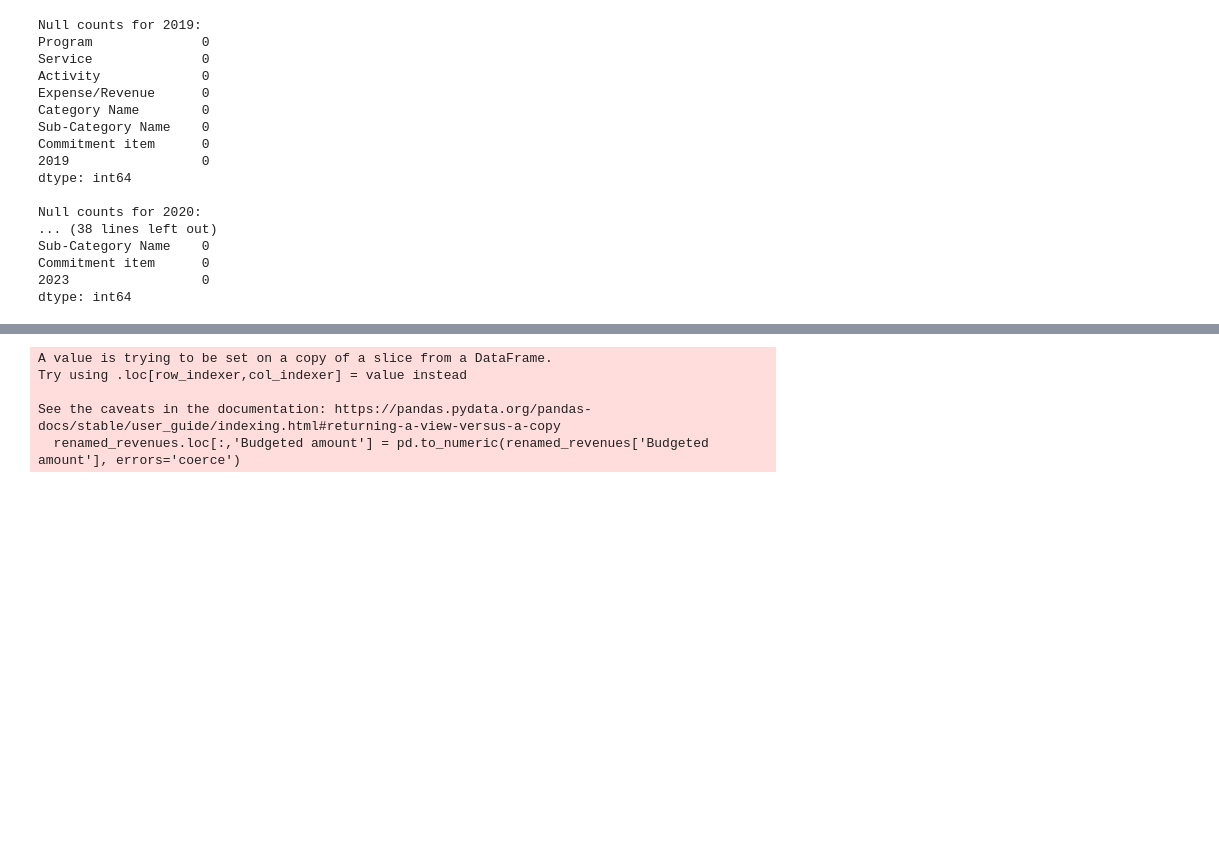
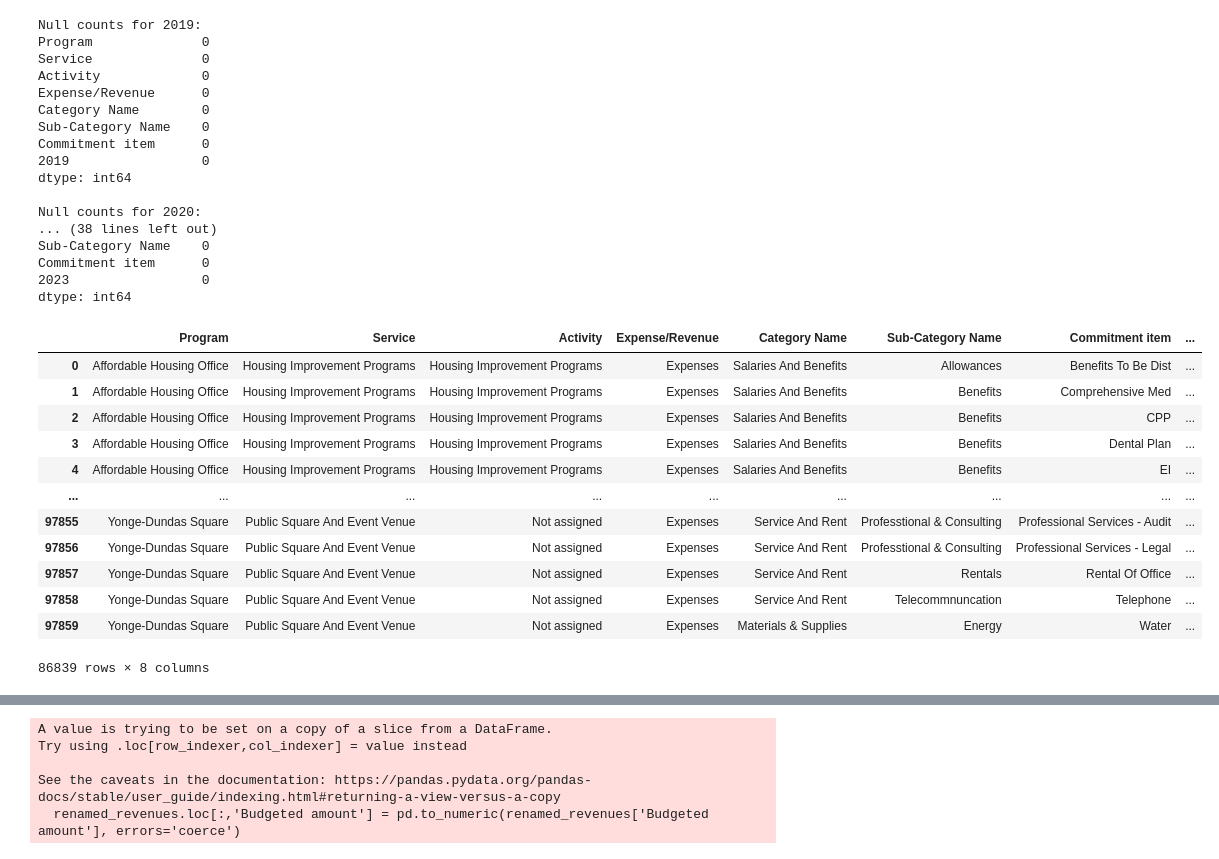
Before and after one commit to aayushgambhir2023/DA-Project-1, a Jupyter notebook: Outlier_analysis.ipynb, the cells around one changed output, grey strips where cells are left out. Cells and saved outputs as stored; diff of their text form; code cells hidden in the pictures; blank space fills up the shorter version.

```diff
--- a/Outlier_analysis.ipynb
+++ b/Outlier_analysis.ipynb
@@ -19,14 +19,16 @@ Commitment item      0
 2023                 0
 dtype: int64
 # %%
-# Renaming the last column in each dataset to 'Budgeted Amount'
+# df_list contains the names of DataFrames
+df_list = ['budget2019_df', 'budget2020_df', 'budget2021_df', 'budget2022_df', 'budget2023_df']
+
 new_df = []  # Empty list to store the renamed dataframe
 
 for i, df_name in enumerate(df_list):
     year = 2019 + i
     old_column_name = f'Budgeted amount {year}'  # Old column name
 
-    # Get the actual DataFrame using globals()
+    # Get the actual DataFrame from the list
     df = globals()[df_name].copy()
 
     # Rename the column in the copy of the DataFrame
@@ -40,6 +42,23 @@ renamed_df = pd.concat(new_df, ignore_index=True)
 
 # Convert 'Budgeted amount' to numeric
 renamed_df['Budgeted amount'] = pd.to_numeric(renamed_df['Budgeted amount'], errors='coerce')
+# %%
+renamed_expenses = renamed_df[renamed_df['Expense/Revenue']=='Expenses'] #Filtering dataframe for revenues
+renamed_expenses
+# %% [output]
+|  | Program | Service | Activity | Expense/Revenue | Category Name | Sub-Category Name | Commitment item | ... |
+| 0 | Affordable Housing Office | Housing Improvement Programs | Housing Improvement Programs | Expenses | Salaries And Benefits | Allowances | Benefits To Be Dist | ... |
+| 1 | Affordable Housing Office | Housing Improvement Programs | Housing Improvement Programs | Expenses | Salaries And Benefits | Benefits | Comprehensive Med | ... |
+| 2 | Affordable Housing Office | Housing Improvement Programs | Housing Improvement Programs | Expenses | Salaries And Benefits | Benefits | CPP | ... |
+| 3 | Affordable Housing Office | Housing Improvement Programs | Housing Improvement Programs | Expenses | Salaries And Benefits | Benefits | Dental Plan | ... |
+| 4 | Affordable Housing Office | Housing Improvement Programs | Housing Improvement Programs | Expenses | Salaries And Benefits | Benefits | EI | ... |
+| ... | ... | ... | ... | ... | ... | ... | ... | ... |
+| 97855 | Yonge-Dundas Square | Public Square And Event Venue | Not assigned | Expenses | Service And Rent | Professtional & Consulting | Professional Services - Audit | ... |
+| 97856 | Yonge-Dundas Square | Public Square And Event Venue | Not assigned | Expenses | Service And Rent | Professtional & Consulting | Professional Services - Legal | ... |
+| 97857 | Yonge-Dundas Square | Public Square And Event Venue | Not assigned | Expenses | Service And Rent | Rentals | Rental Of Office | ... |
+| 97858 | Yonge-Dundas Square | Public Square And Event Venue | Not assigned | Expenses | Service And Rent | Telecommnuncation | Telephone | ... |
+| 97859 | Yonge-Dundas Square | Public Square And Event Venue | Not assigned | Expenses | Materials & Supplies | Energy | Water | ... |
+86839 rows × 8 columns
 # %%
 #Outliers for expenses
 all_outliers_exp = pd.DataFrame() #Creating an empty dataframe to store the outliers
```
Also changed, not shown: 1 other file.
